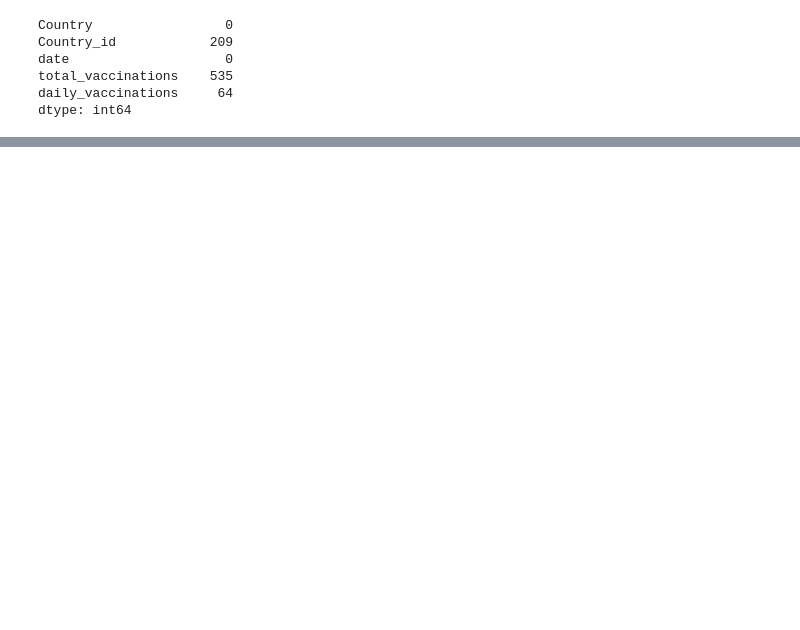
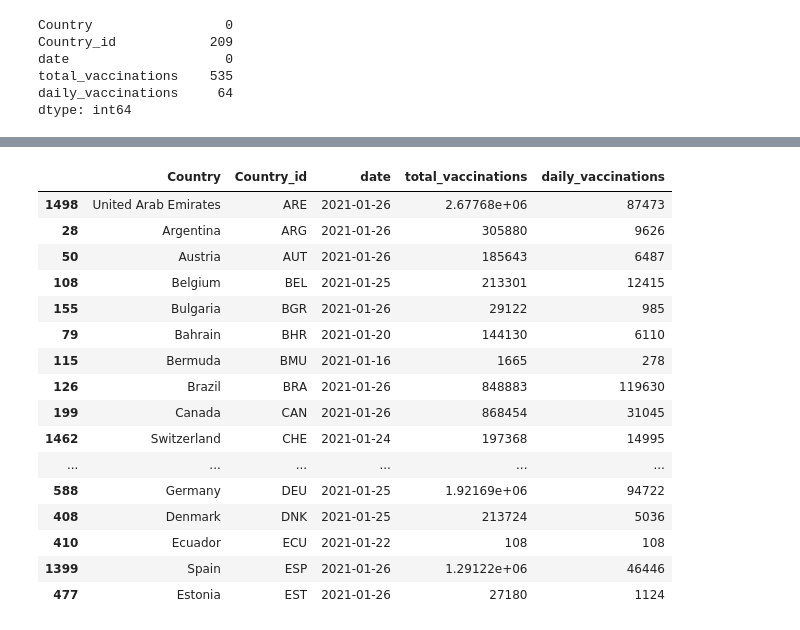
Before and after one commit to sarahDH615/ETL-project, a Jupyter notebook: data/vaccinations_clean.ipynb, the cells around one changed output, grey strips where cells are left out. Saved outputs shown, nothing was run; the diff lists cells and outputs as text; code cells hidden in the pictures; blank space fills up the shorter version.

```diff
--- a/data/vaccinations_clean.ipynb
+++ b/data/vaccinations_clean.ipynb
@@ -87,0 +295,22 @@ vaccinations_df.head()
+# %%
+# keeping only the rows with the most recent date for each country
+last_date_df = double_sorted_vacc_countries_df.drop_duplicates(subset='Country_id', keep='last')
+last_date_df.head(20)
+# %% [output]
+|  | Country | Country_id | date | total_vaccinations | daily_vaccinations |
+| 1498 | United Arab Emirates | ARE | 2021-01-26 | 2.67768e+06 | 87473 |
+| 28 | Argentina | ARG | 2021-01-26 | 305880 | 9626 |
+| 50 | Austria | AUT | 2021-01-26 | 185643 | 6487 |
+| 108 | Belgium | BEL | 2021-01-25 | 213301 | 12415 |
+| 155 | Bulgaria | BGR | 2021-01-26 | 29122 | 985 |
+| 79 | Bahrain | BHR | 2021-01-20 | 144130 | 6110 |
+| 115 | Bermuda | BMU | 2021-01-16 | 1665 | 278 |
+| 126 | Brazil | BRA | 2021-01-26 | 848883 | 119630 |
+| 199 | Canada | CAN | 2021-01-26 | 868454 | 31045 |
+| 1462 | Switzerland | CHE | 2021-01-24 | 197368 | 14995 |
+| ... | ... | ... | ... | ... | ... |
+| 588 | Germany | DEU | 2021-01-25 | 1.92169e+06 | 94722 |
+| 408 | Denmark | DNK | 2021-01-25 | 213724 | 5036 |
+| 410 | Ecuador | ECU | 2021-01-22 | 108 | 108 |
+| 1399 | Spain | ESP | 2021-01-26 | 1.29122e+06 | 46446 |
+| 477 | Estonia | EST | 2021-01-26 | 27180 | 1124 |
```
Also changed, not shown: parts of 25 cells of this notebook, 2 other files.
